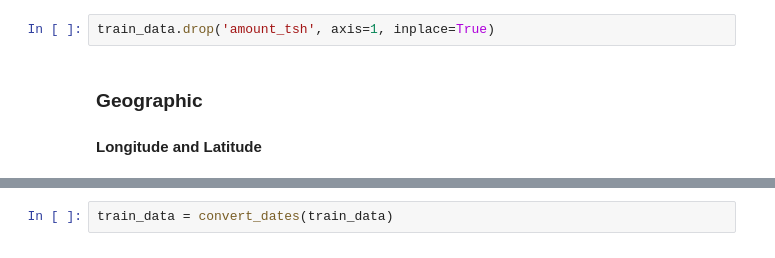
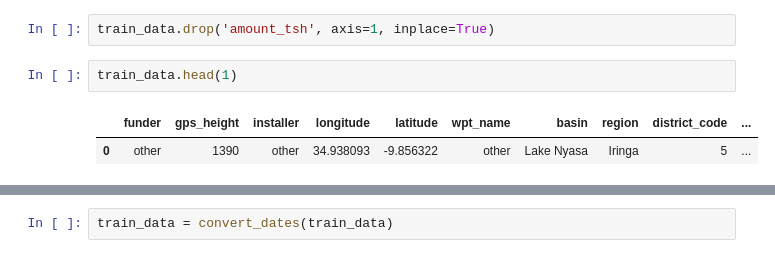
Before and after one commit to georgerichardson/pumpit, a Jupyter notebook: predictions.ipynb, the cells around one changed output, grey strips where cells are left out. Saved outputs shown, nothing was run; the diff lists cells and outputs as text.

```diff
--- a/predictions.ipynb
+++ b/predictions.ipynb
@@ -671,7 +689,8 @@ operation_years 0.989899 0
 We can see that there is still quite a bit of work to do. Firstly we can get rid of `amount_tsh` which represents the amount of water available to a pump. This could be useful, but there's just too much missing.
 # %%
 train_data.drop('amount_tsh', axis=1, inplace=True)
-# %% [markdown]
-### Geographic
-
-#### Longitude and Latitude
+# %%
+train_data.head(1)
+# %% [output]
+|  | funder | gps_height | installer | longitude | latitude | wpt_name | basin | region | district_code | ... |
+| 0 | other | 1390 | other | 34.938093 | -9.856322 | other | Lake Nyasa | Iringa | 5 | ... |
```
Also changed, not shown: parts of 26 cells of this notebook, 1 other file.
